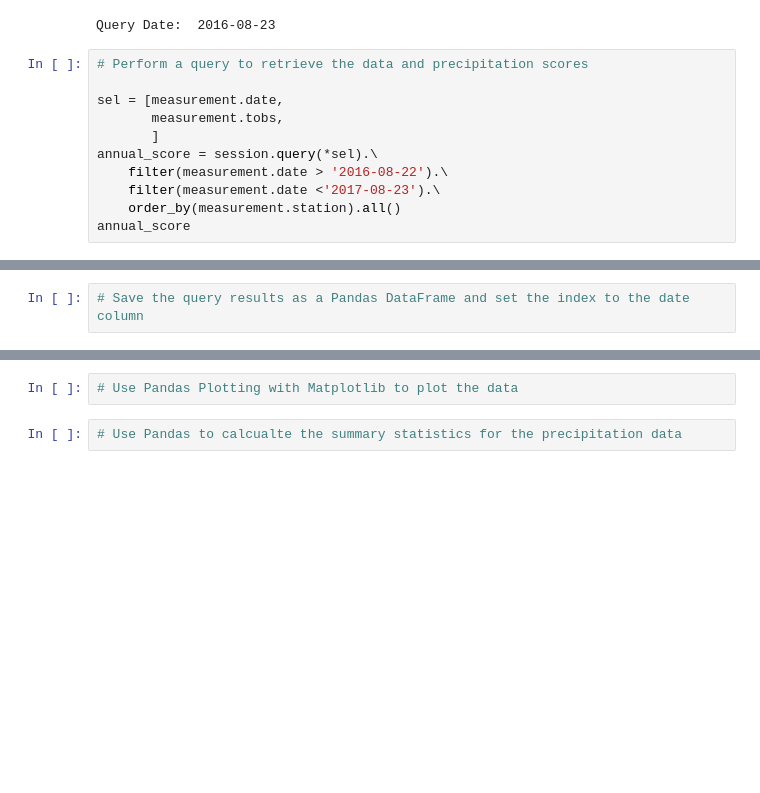
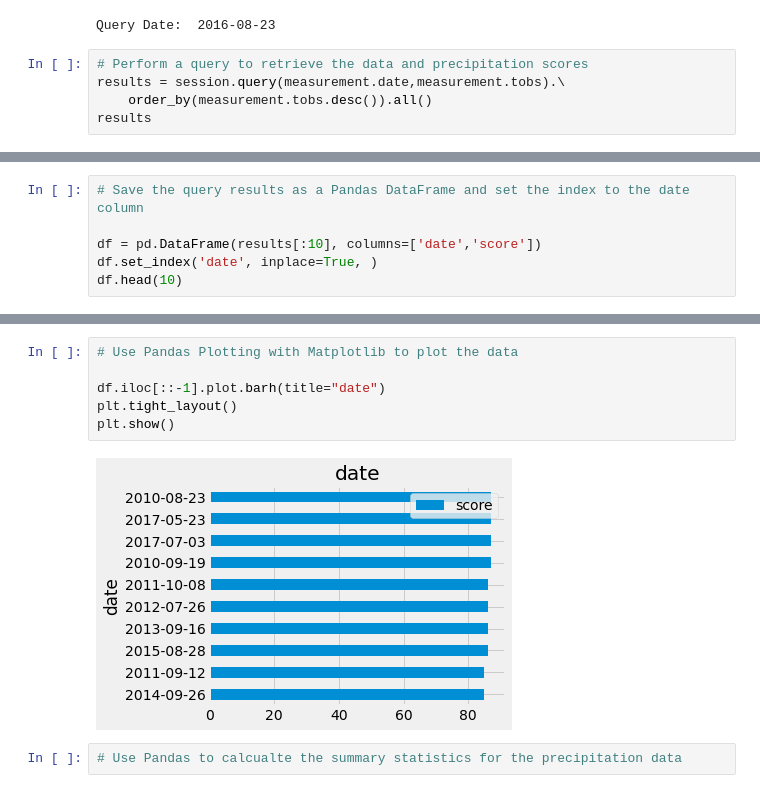
Before and after one commit to crawfordca/SQLAlchemy-Challenge, a Jupyter notebook: climate_starter.ipynb, the cells around one changed output, grey strips where cells are left out. Cells and saved outputs as stored; diff of their text form; blank space fills up the shorter version.

```diff
--- a/climate_starter.ipynb
+++ b/climate_starter.ipynb
@@ -166,13 +166,7 @@ print("Query Date: ", query_date)
 Query Date:  2016-08-23
 # %%
 # Perform a query to retrieve the data and precipitation scores
-
-sel = [measurement.date,
-       measurement.tobs,
-       ]
-annual_score = session.query(*sel).\
-    filter(measurement.date > '2016-08-22').\
-    filter(measurement.date <'2017-08-23').\
-    order_by(measurement.station).all()
-annual_score
+results = session.query(measurement.date,measurement.tobs).\
+    order_by(measurement.tobs.desc()).all()
+results
 # %% [output]
@@ -196,2 +193,6 @@ annual_score
 # %%
 # Save the query results as a Pandas DataFrame and set the index to the date column
+
+df = pd.DataFrame(results[:10], columns=['date','score'])
+df.set_index('date', inplace=True, )
+df.head(10)
@@ -200,5 +229,11 @@ annual_score
 # %%
 # Use Pandas Plotting with Matplotlib to plot the data
+
+df.iloc[::-1].plot.barh(title="date")
+plt.tight_layout()
+plt.show()
+# %% [output]
+[figure, added]
 # %%
 # Use Pandas to calcualte the summary statistics for the precipitation data
 # %%
```
Also changed, not shown: parts of 4 cells of this notebook.
